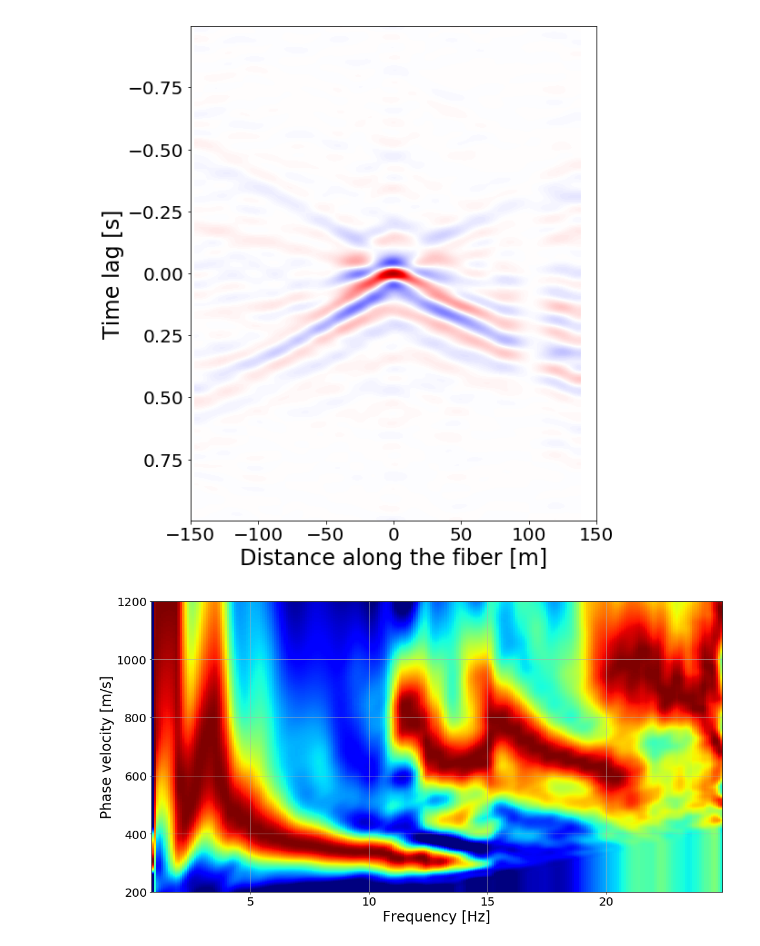
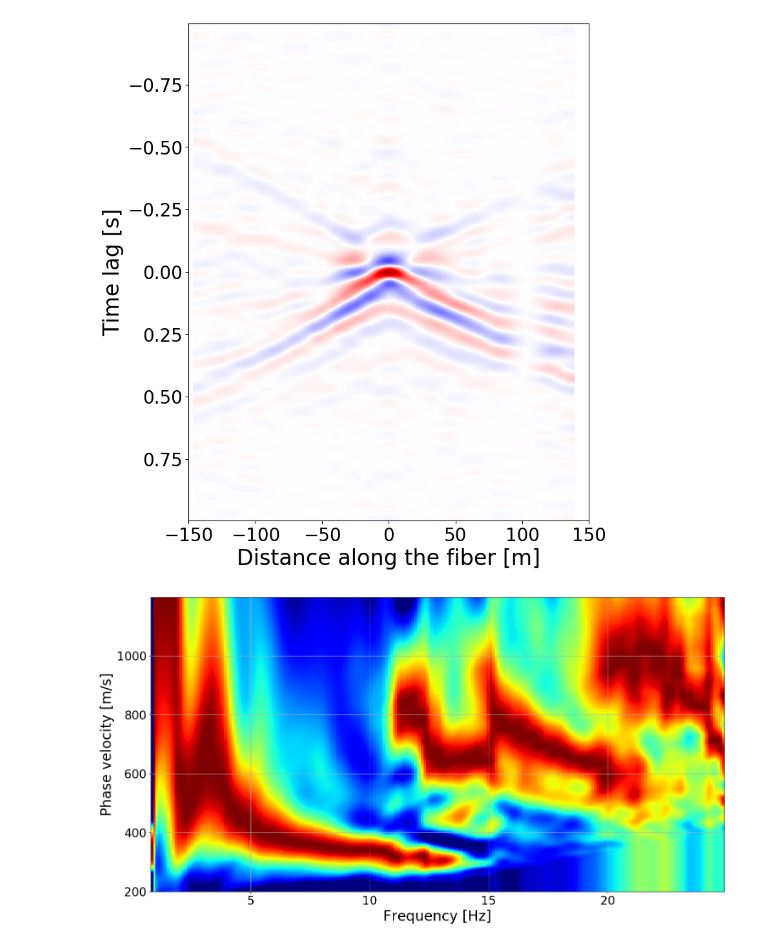
Before and after one commit to jingxiaoliu/das_diff_veh, a Jupyter notebook: load_disp.ipynb, the cells around one changed output. Cells and saved outputs as stored; diff of their text form; code cells hidden in the pictures.

```diff
--- a/load_disp.ipynb
+++ b/load_disp.ipynb
@@ -4,9 +4,14 @@ import pickle
 from modules.utils import plot_fv_map
 # %%
 pivot = 700
-file_name = f"saved_disp/{pivot}_images.pkl"
+tracking_offset = 150
+_start_x = pivot - tracking_offset
+_end_x = pivot + tracking_offset
+# file_name = f"data/saved_disp/{pivot}_images_speeds.pkl"
+# file_name = f"data/saved_disp/{pivot}_images_sizes.pkl"
+file_name = f"data/saved_disp/{pivot}_images_weights.pkl"
 with open(file_name, "rb") as f:
     images_large = pickle.load(f)
-    images_med = pickle.load(f)
+    images_mid = pickle.load(f)
     images_small = pickle.load(f)
 # %%
@@ -28,8 +40,11 @@ plot_fv_map(images_med.avg_image.disp.fv_map, images_med.avg_image.disp.freqs,
 # %%
+# Retrieve images from '_images' instance
+images_small.get_images(pivot=pivot, start_x=_start_x, end_x=_end_x, wlen=2, include_other_side=True)
+images_small.avg_image.compute_disp_image(end_x=0, start_x=-tracking_offset)
 images_small.avg_image.plot_image(norm=True, x_lim=[-150, 150])
 plot_fv_map(images_small.avg_image.disp.fv_map, images_small.avg_image.disp.freqs,
             images_small.avg_image.disp.vels, norm=True,
             ridge_data=None,norm_part=False)
 # %% [output]
-[figure, old version]
+[figure, new version]
-[figure, old version]
+[figure, new version]
```
Also changed, not shown: parts of 2 cells of this notebook, 42 other files.
